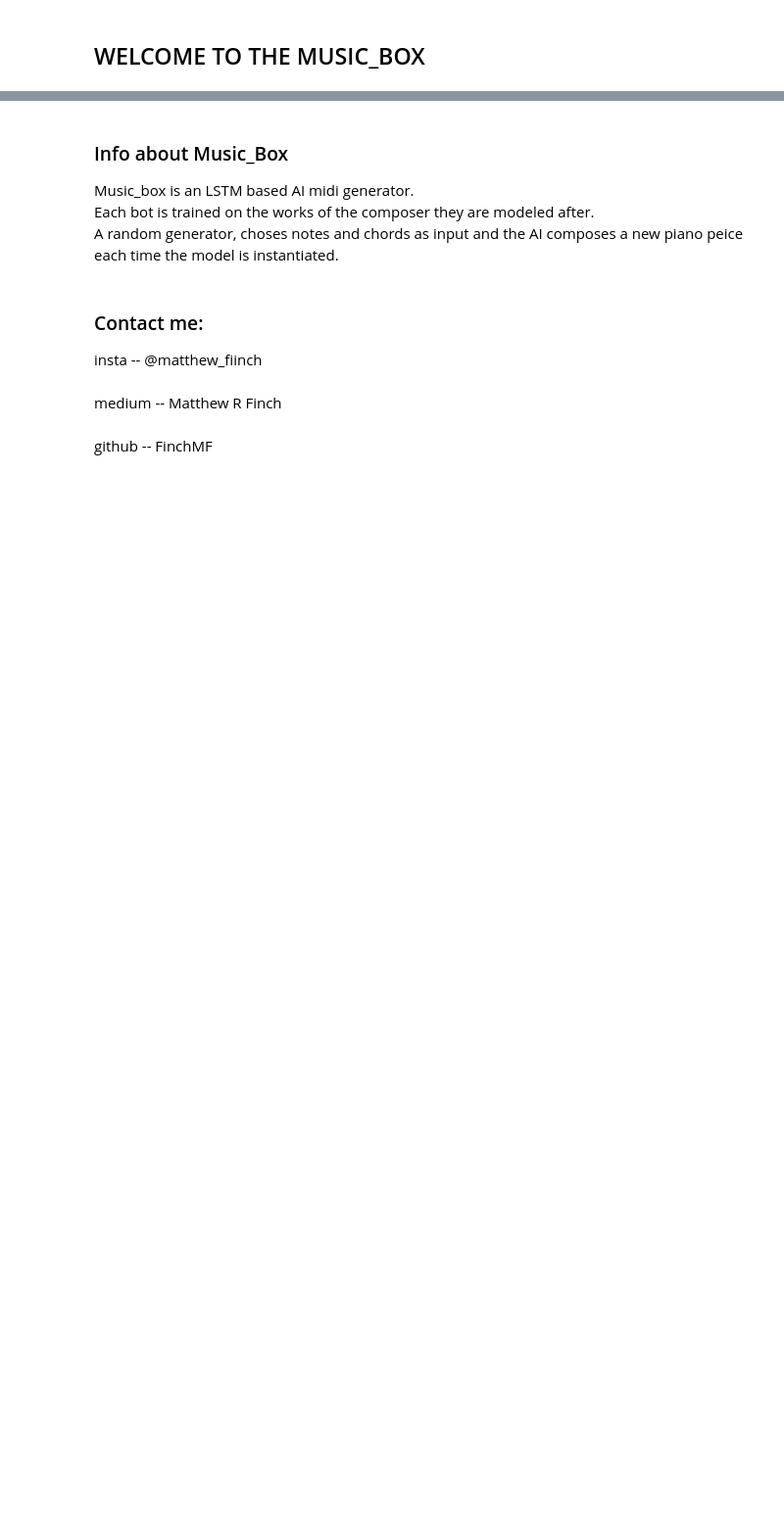
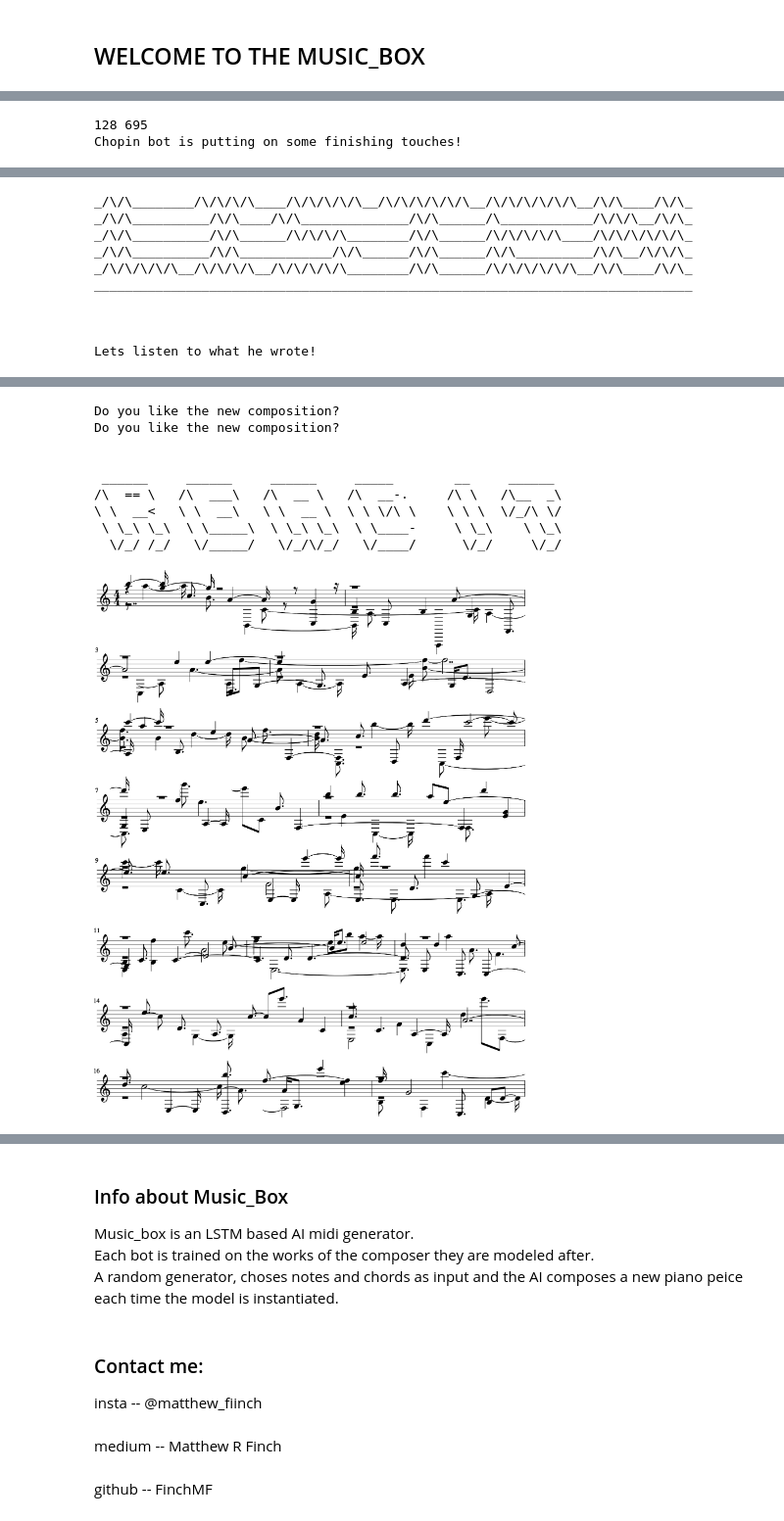
Before and after one commit to FinchMF/Computational-Music-Box, a Jupyter notebook: composer_bots/Computational Music_Box.ipynb, the cells around one changed output, grey strips where cells are left out. Shown at 98% size. Drawn from its saved outputs; the diff is of its cells as text; code cells hidden in the pictures; blank space fills up the shorter version.

```diff
--- a/composer_bots/Computational Music_Box.ipynb
+++ b/composer_bots/Computational Music_Box.ipynb
@@ -12,0 +105,3 @@ import ravel_bot
+# %%
+chopin.compose()
+# %% [output]
@@ -12,0 +126,2 @@ import ravel_bot
+128 695
+Chopin bot is putting on some finishing touches!
@@ -12,0 +129,10 @@ import ravel_bot
+_/\/\________/\/\/\/\____/\/\/\/\/\__/\/\/\/\/\/\__/\/\/\/\/\/\__/\/\____/\/\_
+_/\/\__________/\/\____/\/\______________/\/\______/\____________/\/\/\__/\/\_
+_/\/\__________/\/\______/\/\/\/\________/\/\______/\/\/\/\/\____/\/\/\/\/\/\_
+_/\/\__________/\/\____________/\/\______/\/\______/\/\__________/\/\__/\/\/\_
+_/\/\/\/\/\__/\/\/\/\__/\/\/\/\/\________/\/\______/\/\/\/\/\/\__/\/\____/\/\_
+______________________________________________________________________________
+
+
+
+Lets listen to what he wrote!
@@ -12,0 +140,10 @@ import ravel_bot
+Do you like the new composition?
+Do you like the new composition?
+
+
+ ______     ______     ______     _____        __     ______
+/\  == \   /\  ___\   /\  __ \   /\  __-.     /\ \   /\__  _\
+\ \  __<   \ \  __\   \ \  __ \  \ \ \/\ \    \ \ \  \/_/\ \/
+ \ \_\ \_\  \ \_____\  \ \_\ \_\  \ \____-     \ \_\    \ \_\
+  \/_/ /_/   \/_____/   \/_/\/_/   \/____/      \/_/     \/_/
+[figure, added]
```
Also changed, not shown: parts of 12 cells of this notebook, 7 other files.
